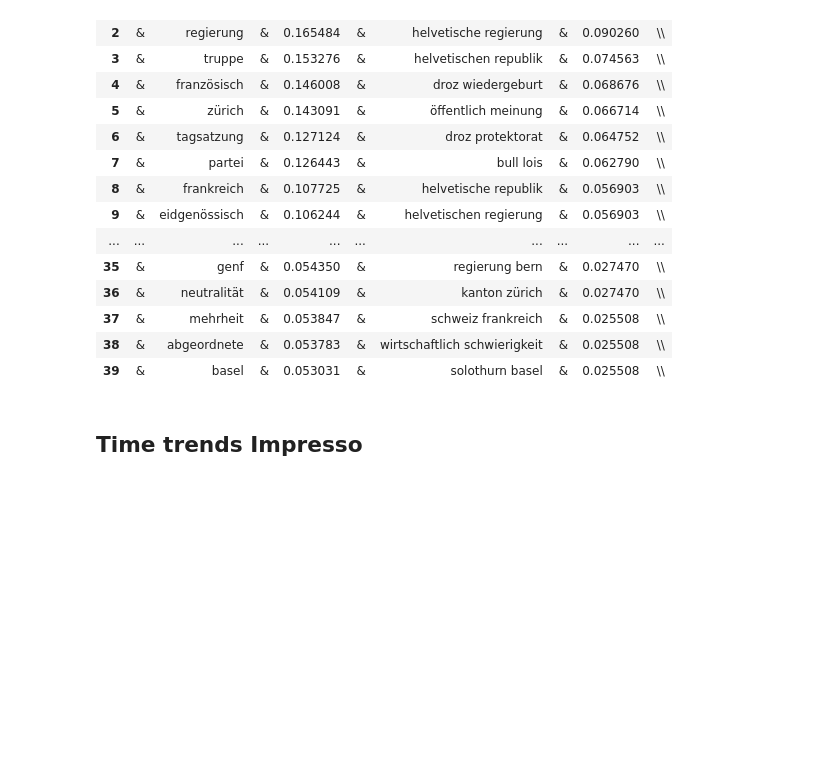
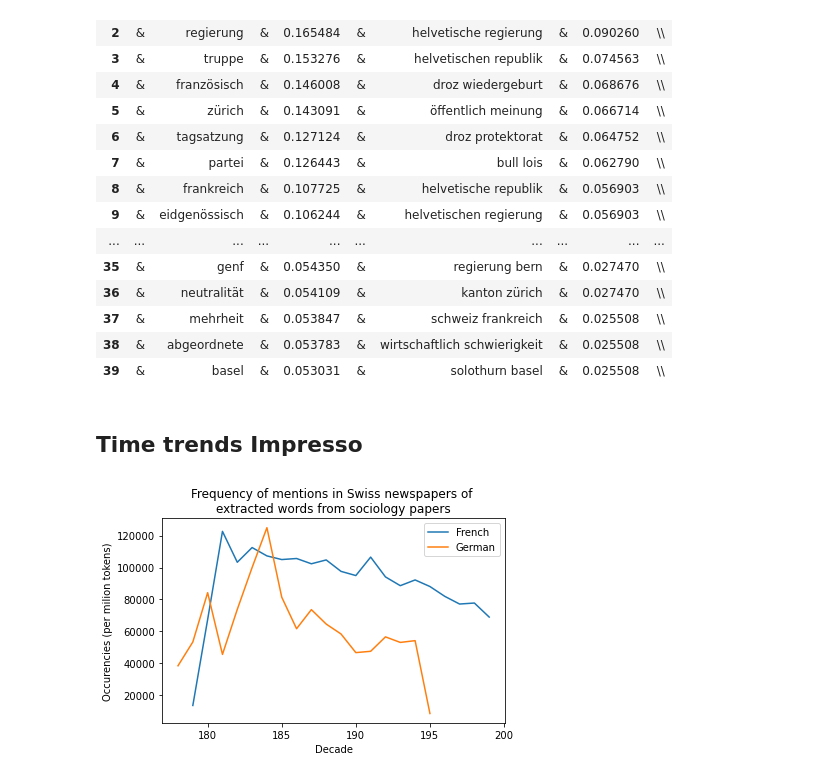
Before and after one commit to ludovicaschaerf/H-D_Project, a Jupyter notebook: aurel_data_preprocessing_tfidf.ipynb, the cells around one changed output. Saved outputs shown, nothing was run; the diff lists cells and outputs as text; code cells hidden in the pictures; blank space fills up the shorter version.

Commit message:
final terms and plots

```diff
--- a/aurel_data_preprocessing_tfidf.ipynb
+++ b/aurel_data_preprocessing_tfidf.ipynb
@@ -307,0 +306,32 @@ nzz_trend = 'ngrams_trends/unigrams_eidgenossenschaft.json'
+# %%
+def raw2counts(df):
+    df = pd.DataFrame(df.data.values[0]).set_index("label")["items"].apply(pd.Series).stack().reset_index().drop("level_1", axis=1)
+    df.columns = ["label", "data"]
+    df = pd.concat([df, df["data"].apply(pd.Series)], axis=1).drop("data", axis=1)
+    return df
+
+gdl_trend = 'ngrams_trends/unigrams_confederation.json'
+nzz_trend = './ngrams_trends/unigrams_eidgenossenschaft.json'
+# %%
+gdl_trend = '/home/nulpe/Desktop/H-D_Project/swiss_history_books/ngrams_trends/unigrams_confederation.json'
+nzz_trend = '/home/nulpe/Desktop/H-D_Project/swiss_history_books/ngrams_trends/unigrams_eidgenossenschaft.json'
+
+trends_french = pd.read_json(gdl_trend, lines=True)
+trends_french = raw2counts(trends_french)
+trends_french = trends_french.groupby(pd.to_datetime(trends_french.date).dt.year//10).sum().reset_index()
+
+trends_german = pd.read_json(nzz_trend, lines=True)
+trends_german = raw2counts(trends_german)
+trends_german = trends_german.groupby(pd.to_datetime(trends_german.date).dt.year//10).sum().reset_index()
+# %%
+import matplotlib.pyplot as plt
+ax = trends_french.plot(x='date', y='ppm', label='French')
+trends_german.plot(x='date', y='ppm', label='German', ax=ax)
+ax.set_ylabel("Occurencies (per milion tokens)")
+ax.set_xlabel("Decade")
+ax.set_title("Frequency of mentions in Swiss newspapers of \nextracted words from sociology papers")
+
+plt.tight_layout()
+plt.savefig("both.png", dpi=600)
+# %% [output]
+[figure, added]
```
Also changed, not shown: parts of 4 cells of this notebook.
